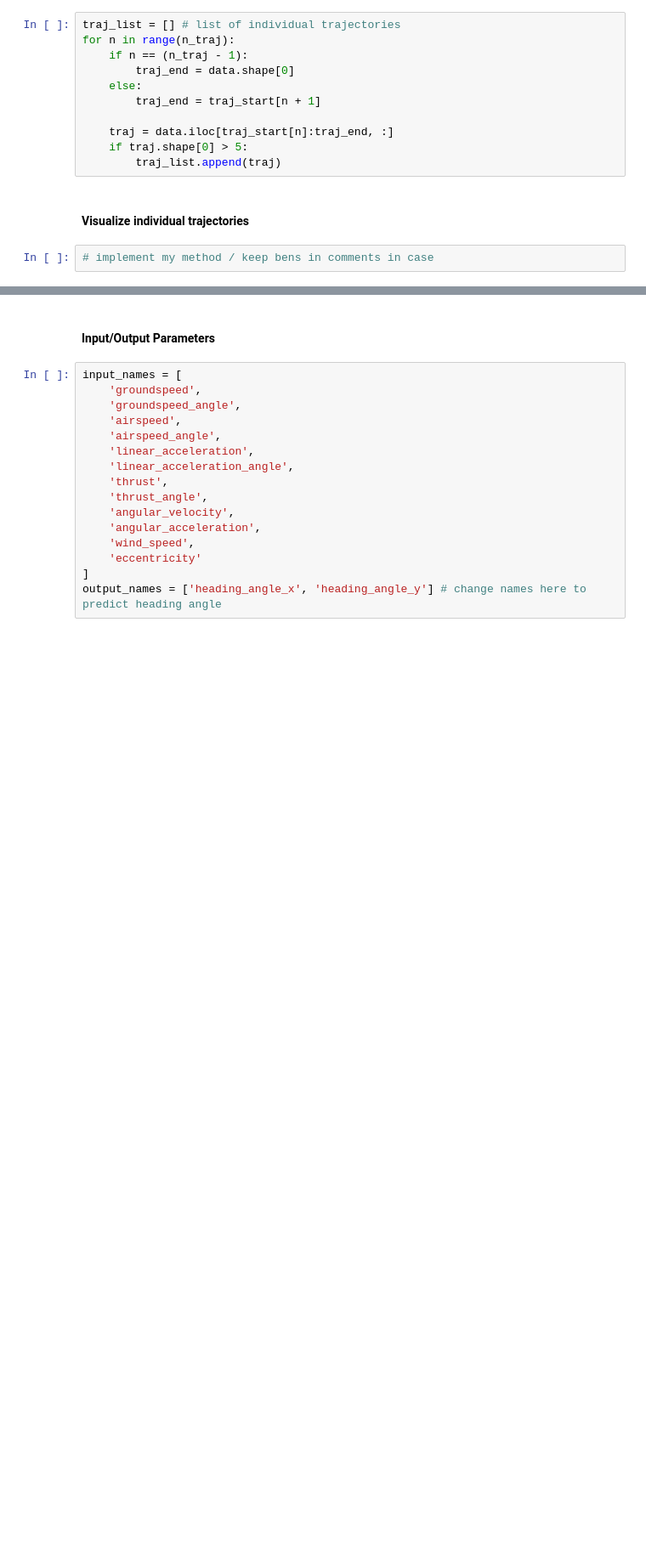
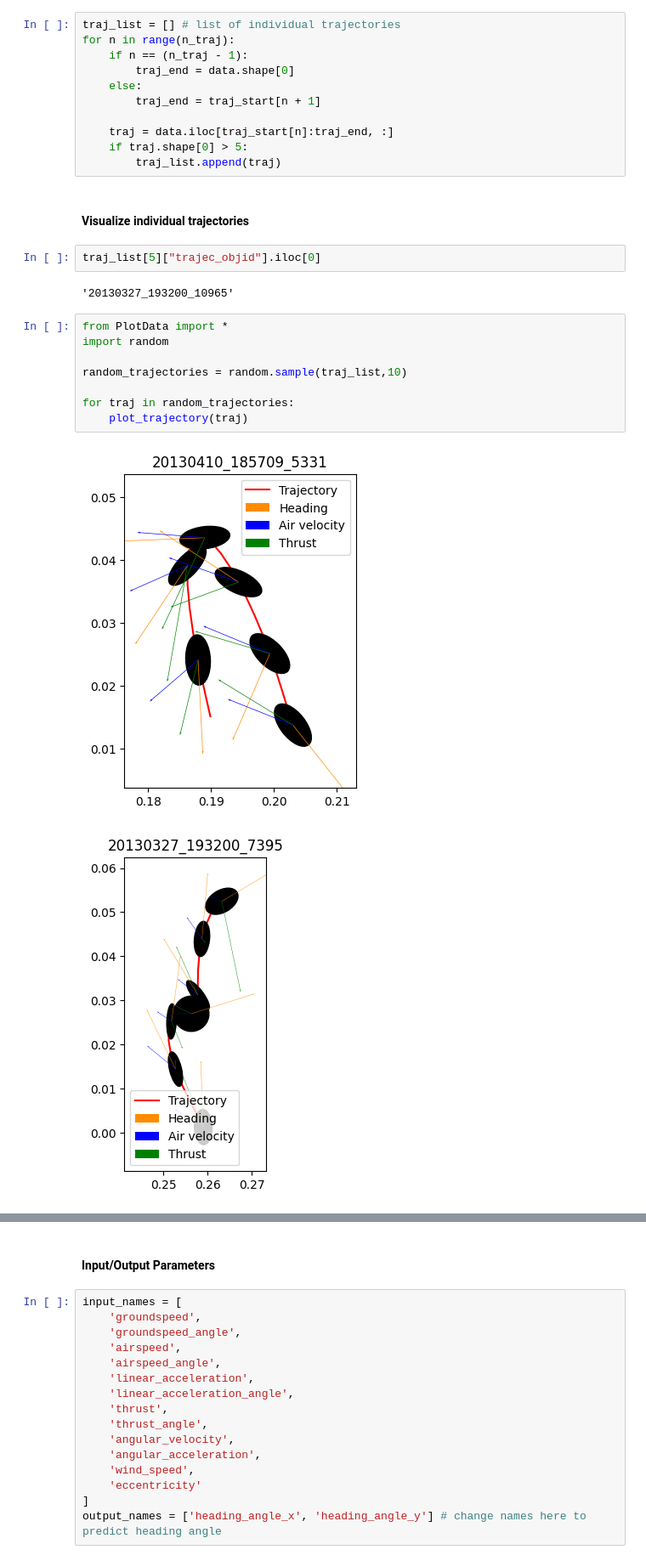
Before and after one commit to nehalsinghmangat/drosophila_body_orientation_predictor, a Jupyter notebook: Notebooks/optimal_neural_network.ipynb, the cells around one changed output, grey strips where cells are left out. Shown: that part at 85% size. Drawn from its saved outputs; the diff is of its cells as text; blank space fills up the shorter version.

```diff
--- a/Notebooks/optimal_neural_network.ipynb
+++ b/Notebooks/optimal_neural_network.ipynb
@@ -107,5 +107,18 @@ for n in range(n_traj):
         traj_list.append(traj)
 # %% [markdown]
 #### Visualize individual trajectories
-# %%
-# implement my method / keep bens in comments in case
+# %%
+traj_list[5]["trajec_objid"].iloc[0]
+# %% [output]
+'20130327_193200_10965'
+# %%
+from PlotData import *
+import random
+
+random_trajectories = random.sample(traj_list,10)
+
+for traj in random_trajectories:
+    plot_trajectory(traj)
+# %% [output]
+[figure, added]
+[figure, added]
```
Also changed, not shown: parts of 10 cells of this notebook, 1 other file.
